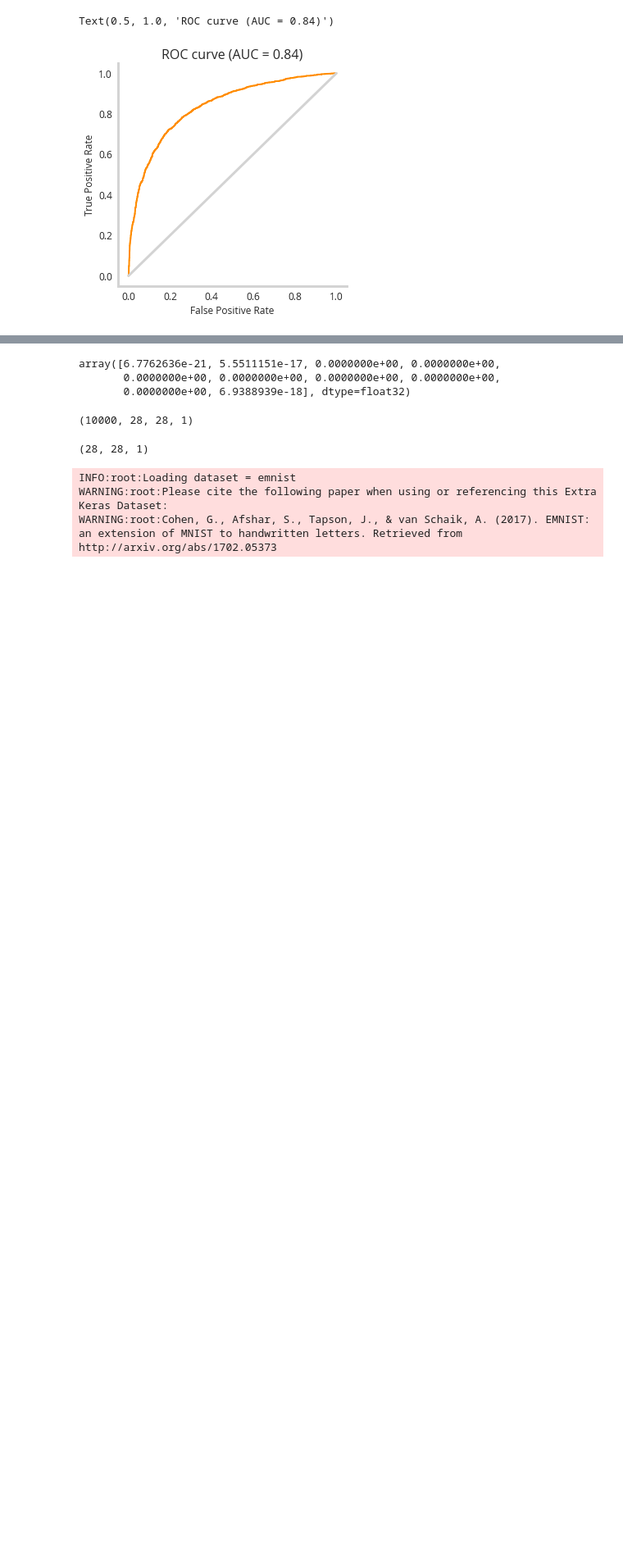
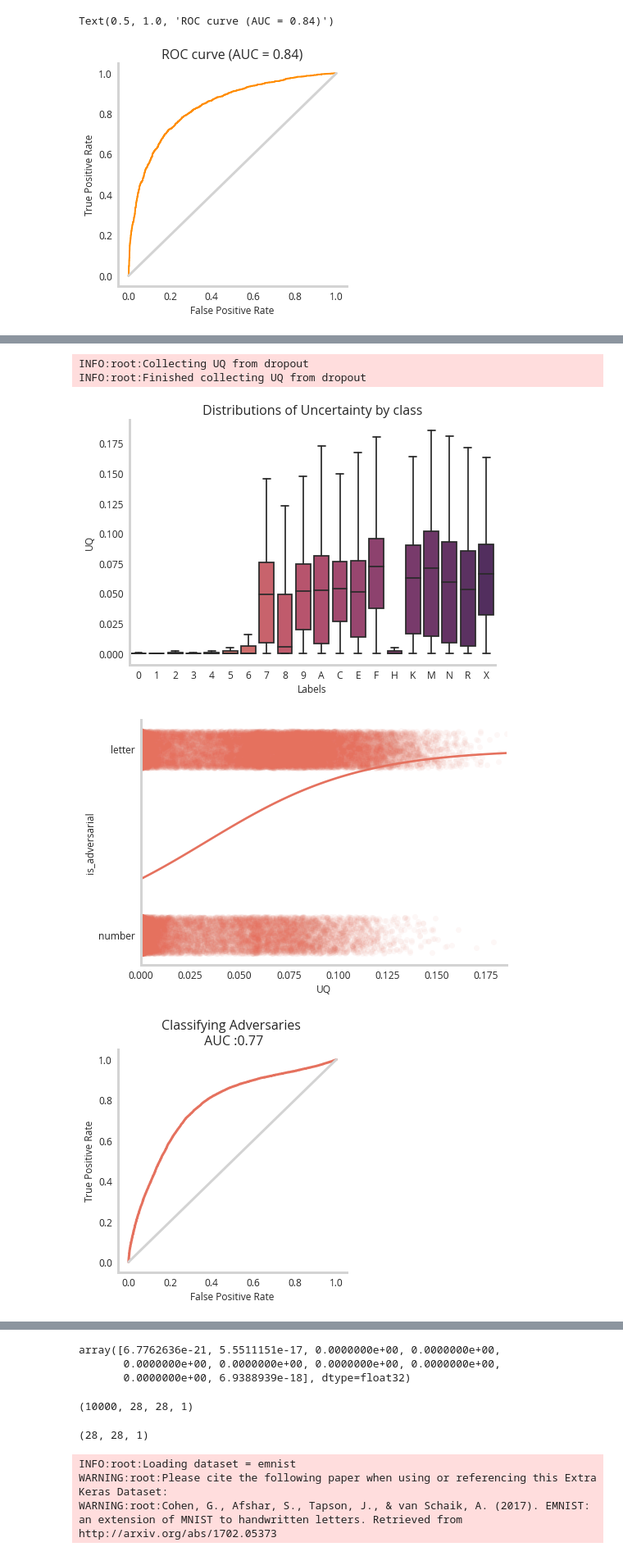
Before and after one commit to NicholasARossi/UQ_methods, a Jupyter notebook: notebooks/05_Neural_Network_Uncertainty_Quantification_with_Dropout.ipynb, the cells around one changed output, grey strips where cells are left out. Shown at 82% size. Drawn from its saved outputs; the diff is of its cells as text; code cells hidden in the pictures; blank space fills up the shorter version.

```diff
--- a/notebooks/05_Neural_Network_Uncertainty_Quantification_with_Dropout.ipynb
+++ b/notebooks/05_Neural_Network_Uncertainty_Quantification_with_Dropout.ipynb
@@ -300,0 +302,2 @@ media.show_images(input_train[:6],columns=6,  border=True, height=100,cmap='plas
+# %%
+complete_model=DropoutMinstModel(n_epochs=20)
@@ -300,0 +308,2 @@ media.show_images(input_train[:6],columns=6,  border=True, height=100,cmap='plas
+# %%
+complete_model.train()
@@ -300,0 +332,5 @@ media.show_images(input_train[:6],columns=6,  border=True, height=100,cmap='plas
+# %%
+complete_model._collect_dropout_uncertainty()
+# %% [output]
+INFO:root:Collecting UQ from dropout
+INFO:root:Finished collecting UQ from dropout
@@ -300,0 +339,11 @@ media.show_images(input_train[:6],columns=6,  border=True, height=100,cmap='plas
+# %%
+# #fig,ax=plt.subplots()
+# # sns.boxplot(x='Labels',y='UQ',data=complete_model.uq_dataframe,palette='flare',showfliers=False)
+
+# # ax.set_xticklabels([0,1,2,3,4,5,6,7,8,9,'A','C','E','F','H','K','M','N','R','X'])
+# sns.heatmap(complete_model.metrics['mnist_confusion_matrix'],annot=True)
+complete_model.make_plots(os.path.abspath('figures'))
+# %% [output]
+[figure, added]
+[figure, added]
+[figure, added]
```
Also changed, not shown: parts of 17 cells of this notebook, 2 other files.
